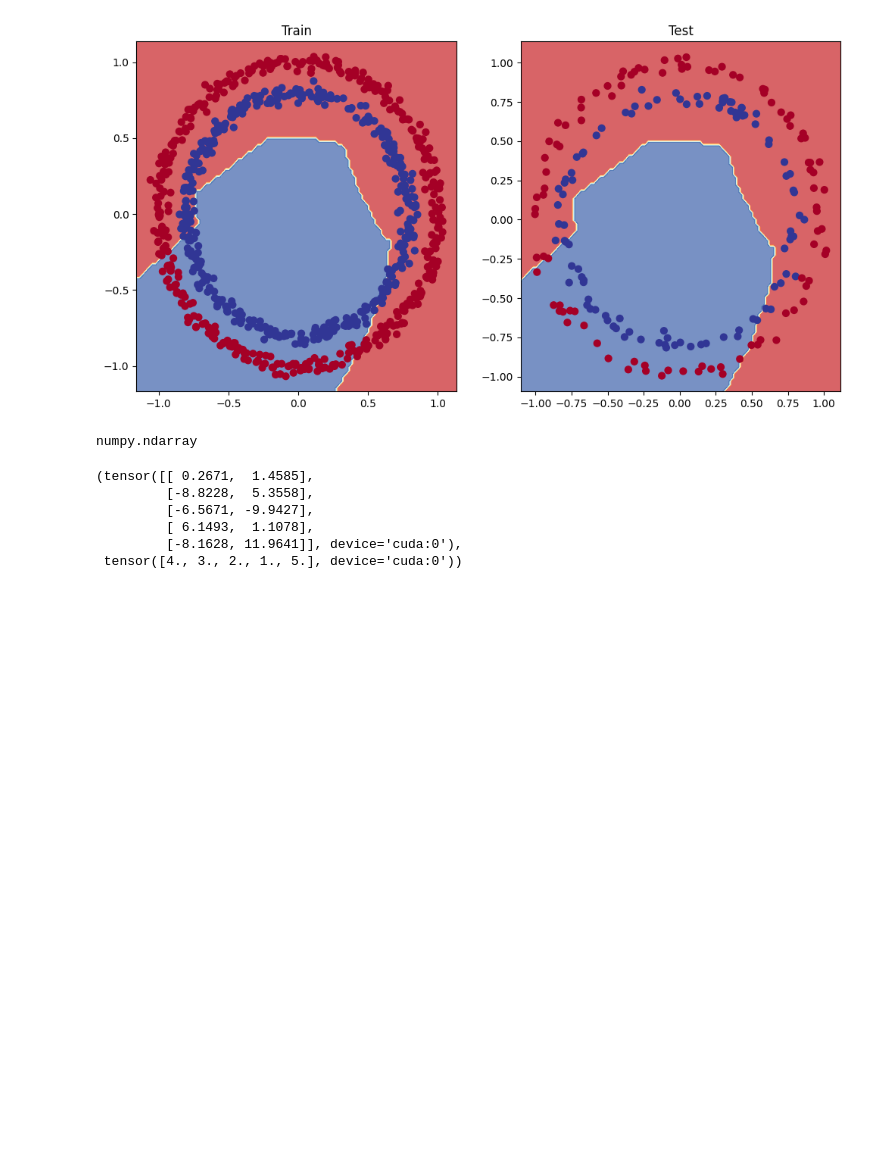
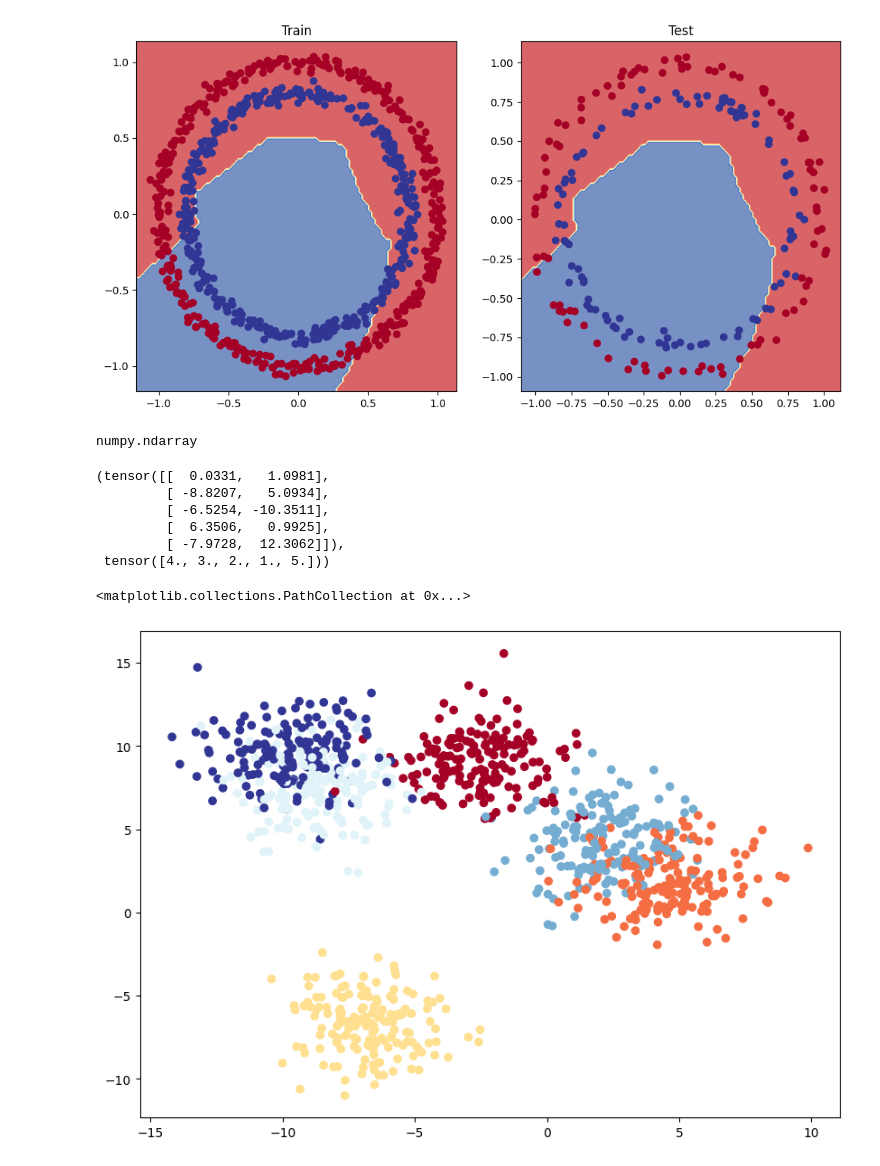
Before and after one commit to MD2001/Pytorch_Bignnier, a Jupyter notebook: 02_pytorch_classification.ipynb, the cells around one changed output. Cells and saved outputs as stored; diff of their text form; code cells hidden in the pictures; blank space fills up the shorter version.

```diff
--- a/02_pytorch_classification.ipynb
+++ b/02_pytorch_classification.ipynb
@@ -602,7 +602,7 @@ SEED_NUM = 42
 x_blob ,y_blob = make_blobs(n_samples=1000,
                             n_features=NUM_OF_FEATUERS,
                             centers=NUM_OF_CLASSES,
-                            cluster_std=1.5,
+                            cluster_std=1.7,
                             random_state=SEED_NUM)
 
 type(x_blob)
@@ -614,17 +614,23 @@ numpy.ndarray
 # %%
 device ="cuda" if torch.cuda.is_available else "cpu"
 
-x_blob=torch.from_numpy(x_blob).type(torch.float32).to(device)
-y_blob=torch.from_numpy(y_blob).type(torch.float32).to(device)
+x_blob=torch.from_numpy(x_blob).type(torch.float32)
+y_blob=torch.from_numpy(y_blob).type(torch.float32)
 # %%
 ### now make train and test data
 # %%
 x_blob_traing , x_blob_testing , y_blob_traing , y_blob_testing =  train_test_split(x_blob,y_blob,test_size=0.2,random_state=SEED_NUM)
 x_blob_traing[:5],y_blob_traing[:5]
 # %% [output]
-(tensor([[ 0.2671,  1.4585],
-         [-8.8228,  5.3558],
-         [-6.5671, -9.9427],
-         [ 6.1493,  1.1078],
-         [-8.1628, 11.9641]], device='cuda:0'),
- tensor([4., 3., 2., 1., 5.], device='cuda:0'))
+(tensor([[  0.0331,   1.0981],
+         [ -8.8207,   5.0934],
+         [ -6.5254, -10.3511],
+         [  6.3506,   0.9925],
+         [ -7.9728,  12.3062]]),
+ tensor([4., 3., 2., 1., 5.]))
+# %%
+plt.figure(figsize=(10, 7))
+plt.scatter(x_blob[:,0],x_blob[:,1],c=y_blob,cmap="RdYlBu")
+# %% [output]
+<matplotlib.collections.PathCollection at 0x...>
+[figure, added]
```
Also changed, not shown: parts of 9 cells of this notebook.
